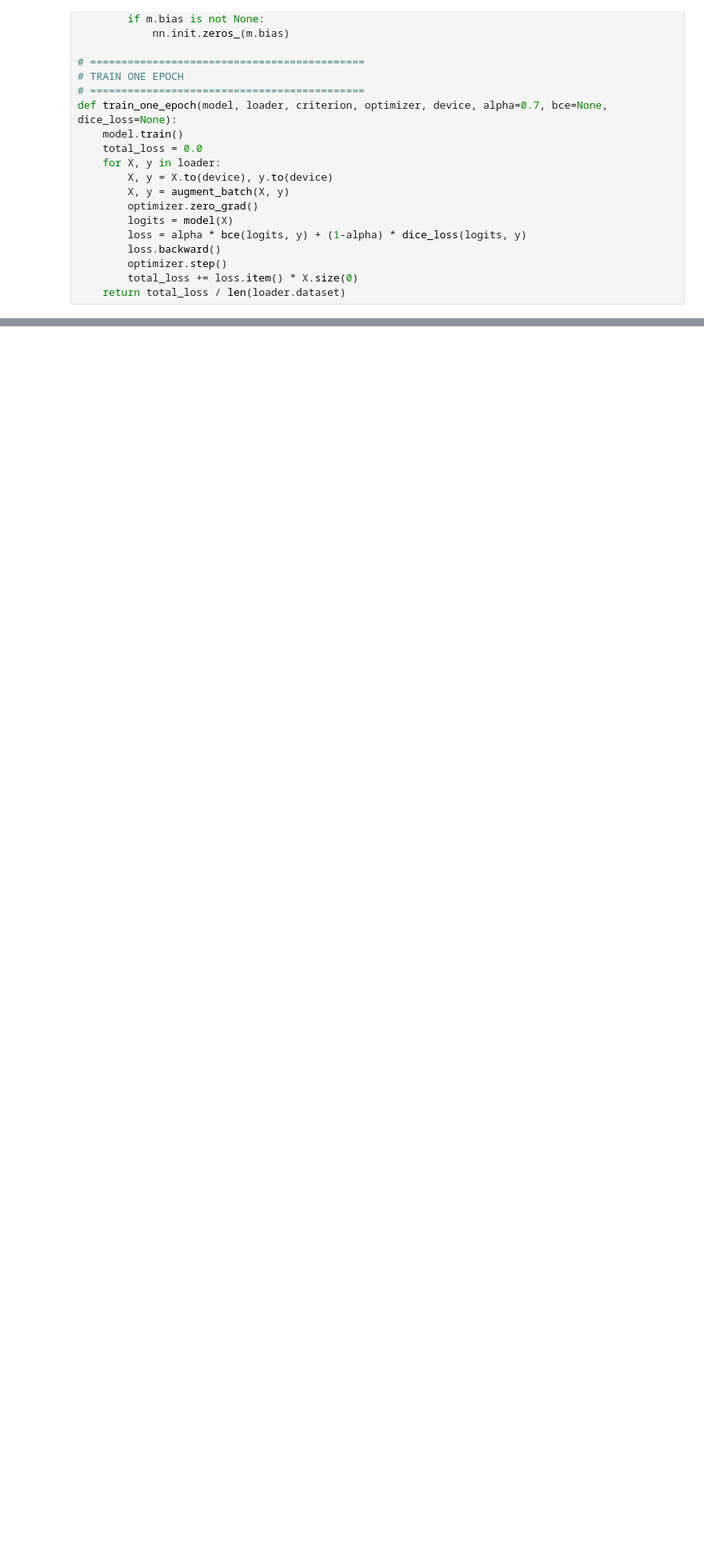
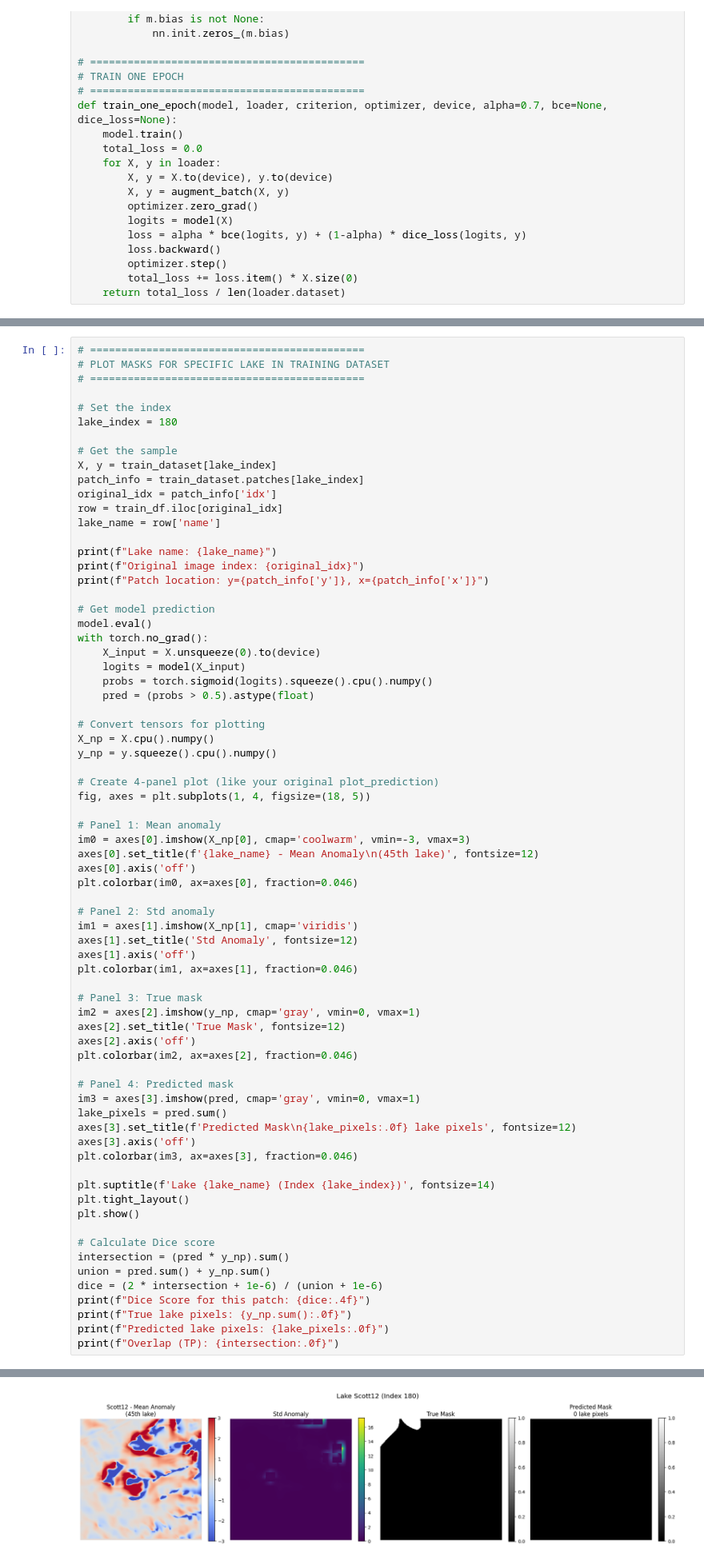
Before and after one commit to UW-MLGEO/MLGEO2026_Subglacial_Lakes, a Jupyter notebook: Notebooks/6.3_CNN_BoundaryWeights.ipynb, the cells around one changed output, grey strips where cells are left out. Shown at 80% size. Cells and saved outputs as stored; diff of their text form; blank space fills up the shorter version.

```diff
--- a/Notebooks/6.3_CNN_BoundaryWeights.ipynb
+++ b/Notebooks/6.3_CNN_BoundaryWeights.ipynb
@@ -809,0 +868,72 @@ test_results = test_confusion_matrix_normalized(model, test_loader, device, opti
+# %%
+# ============================================
+# PLOT MASKS FOR SPECIFIC LAKE IN TRAINING DATASET
+# ============================================
+
+# Set the index
+lake_index = 180
+
+# Get the sample
+X, y = train_dataset[lake_index]
+patch_info = train_dataset.patches[lake_index]
+original_idx = patch_info['idx']
+row = train_df.iloc[original_idx]
+lake_name = row['name']
+
+print(f"Lake name: {lake_name}")
+print(f"Original image index: {original_idx}")
+print(f"Patch location: y={patch_info['y']}, x={patch_info['x']}")
+
+# Get model prediction
+model.eval()
+with torch.no_grad():
+    X_input = X.unsqueeze(0).to(device)
+    logits = model(X_input)
+    probs = torch.sigmoid(logits).squeeze().cpu().numpy()
+    pred = (probs > 0.5).astype(float)
+
+# Convert tensors for plotting
+X_np = X.cpu().numpy()
+y_np = y.squeeze().cpu().numpy()
+
+# Create 4-panel plot (like your original plot_prediction)
+fig, axes = plt.subplots(1, 4, figsize=(18, 5))
+
+# Panel 1: Mean anomaly
+im0 = axes[0].imshow(X_np[0], cmap='coolwarm', vmin=-3, vmax=3)
+axes[0].set_title(f'{lake_name} - Mean Anomaly\n(45th lake)', fontsize=12)
+axes[0].axis('off')
+plt.colorbar(im0, ax=axes[0], fraction=0.046)
+
+# Panel 2: Std anomaly
+im1 = axes[1].imshow(X_np[1], cmap='viridis')
+axes[1].set_title('Std Anomaly', fontsize=12)
+axes[1].axis('off')
+plt.colorbar(im1, ax=axes[1], fraction=0.046)
+
+# Panel 3: True mask
+im2 = axes[2].imshow(y_np, cmap='gray', vmin=0, vmax=1)
+axes[2].set_title('True Mask', fontsize=12)
+axes[2].axis('off')
+plt.colorbar(im2, ax=axes[2], fraction=0.046)
+
+# Panel 4: Predicted mask
+im3 = axes[3].imshow(pred, cmap='gray', vmin=0, vmax=1)
+lake_pixels = pred.sum()
+axes[3].set_title(f'Predicted Mask\n{lake_pixels:.0f} lake pixels', fontsize=12)
+axes[3].axis('off')
+plt.colorbar(im3, ax=axes[3], fraction=0.046)
+
+plt.suptitle(f'Lake {lake_name} (Index {lake_index})', fontsize=14)
+plt.tight_layout()
+plt.show()
+
+# Calculate Dice score
+intersection = (pred * y_np).sum()
+union = pred.sum() + y_np.sum()
+dice = (2 * intersection + 1e-6) / (union + 1e-6)
+print(f"Dice Score for this patch: {dice:.4f}")
+print(f"True lake pixels: {y_np.sum():.0f}")
+print(f"Predicted lake pixels: {lake_pixels:.0f}")
+print(f"Overlap (TP): {intersection:.0f}")
+# %% [output]
@@ -809,0 +943 @@ test_results = test_confusion_matrix_normalized(model, test_loader, device, opti
+[figure, added]
```
Also changed, not shown: parts of 7 cells of this notebook, 3 other files.
